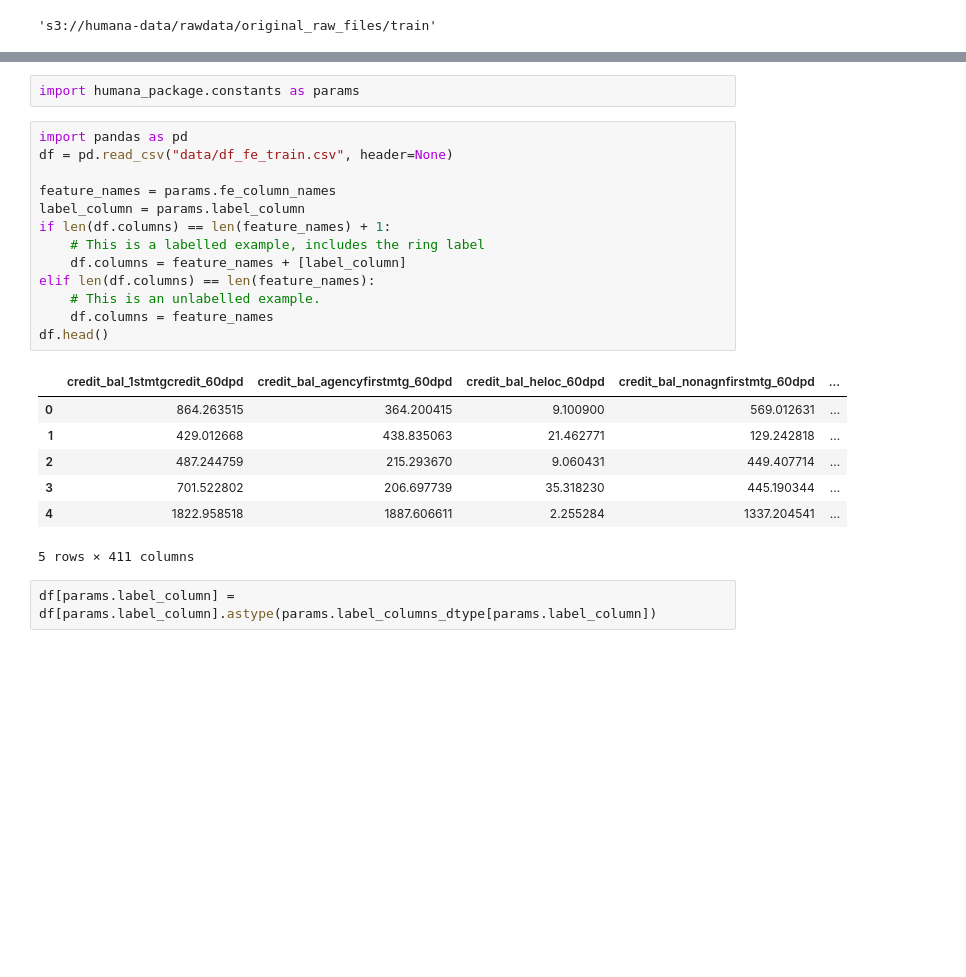
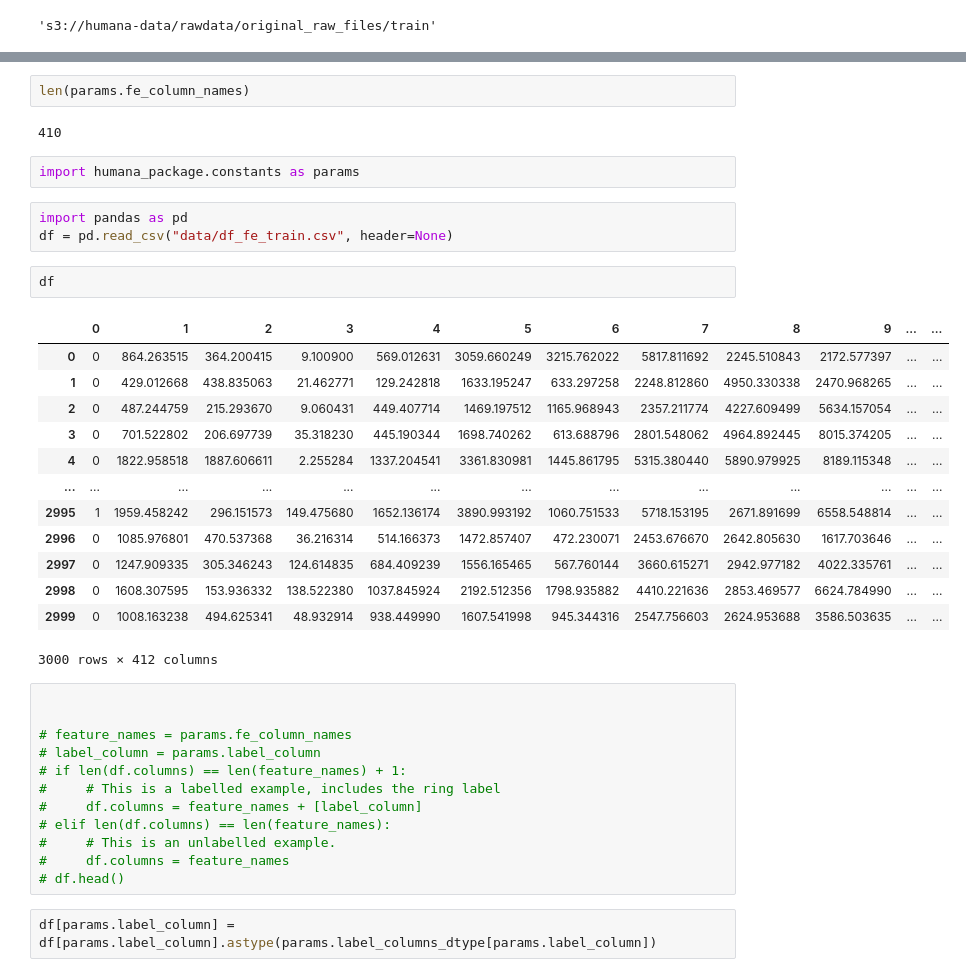
Before and after one commit to aditya-karampudi/Humana_Challenge, a Jupyter notebook: notebooks/Model_categories/Modeling/humana_script/humana_preprocessing_debugger.ipynb, the cells around one changed output, grey strips where cells are left out. Cells and saved outputs as stored; diff of their text form; blank space fills up the shorter version.

```diff
--- a/notebooks/Model_categories/Modeling/humana_script/humana_preprocessing_debugger.ipynb
+++ b/notebooks/Model_categories/Modeling/humana_script/humana_preprocessing_debugger.ipynb
@@ -30,27 +31,41 @@ Preprocessed train data
 Saved the files
+# %%
+len(params.fe_column_names)
+# %% [output]
+410
 # %%
 import humana_package.constants as params
+# %%
+import pandas as pd
+df = pd.read_csv("data/df_fe_train.csv", header=None)
+# %%
+df
+# %% [output]
+|  | 0 | 1 | 2 | 3 | 4 | 5 | 6 | 7 | 8 | 9 | ... | ... |
+| 0 | 0 | 864.263515 | 364.200415 | 9.100900 | 569.012631 | 3059.660249 | 3215.762022 | 5817.811692 | 2245.510843 | 2172.577397 | ... | ... |
+| 1 | 0 | 429.012668 | 438.835063 | 21.462771 | 129.242818 | 1633.195247 | 633.297258 | 2248.812860 | 4950.330338 | 2470.968265 | ... | ... |
+| 2 | 0 | 487.244759 | 215.293670 | 9.060431 | 449.407714 | 1469.197512 | 1165.968943 | 2357.211774 | 4227.609499 | 5634.157054 | ... | ... |
+| 3 | 0 | 701.522802 | 206.697739 | 35.318230 | 445.190344 | 1698.740262 | 613.688796 | 2801.548062 | 4964.892445 | 8015.374205 | ... | ... |
+| 4 | 0 | 1822.958518 | 1887.606611 | 2.255284 | 1337.204541 | 3361.830981 | 1445.861795 | 5315.380440 | 5890.979925 | 8189.115348 | ... | ... |
+| ... | ... | ... | ... | ... | ... | ... | ... | ... | ... | ... | ... | ... |
+| 2995 | 1 | 1959.458242 | 296.151573 | 149.475680 | 1652.136174 | 3890.993192 | 1060.751533 | 5718.153195 | 2671.891699 | 6558.548814 | ... | ... |
+| 2996 | 0 | 1085.976801 | 470.537368 | 36.216314 | 514.166373 | 1472.857407 | 472.230071 | 2453.676670 | 2642.805630 | 1617.703646 | ... | ... |
+| 2997 | 0 | 1247.909335 | 305.346243 | 124.614835 | 684.409239 | 1556.165465 | 567.760144 | 3660.615271 | 2942.977182 | 4022.335761 | ... | ... |
+| 2998 | 0 | 1608.307595 | 153.936332 | 138.522380 | 1037.845924 | 2192.512356 | 1798.935882 | 4410.221636 | 2853.469577 | 6624.784990 | ... | ... |
+| 2999 | 0 | 1008.163238 | 494.625341 | 48.932914 | 938.449990 | 1607.541998 | 945.344316 | 2547.756603 | 2624.953688 | 3586.503635 | ... | ... |
+3000 rows × 412 columns
 # %%
-import pandas as pd
-df = pd.read_csv("data/df_fe_train.csv", header=None)
 
-feature_names = params.fe_column_names
-label_column = params.label_column
-if len(df.columns) == len(feature_names) + 1:
-    # This is a labelled example, includes the ring label
-    df.columns = feature_names + [label_column]
-elif len(df.columns) == len(feature_names):
-    # This is an unlabelled example.
-    df.columns = feature_names
-df.head()
+
+# feature_names = params.fe_column_names
+# label_column = params.label_column
+# if len(df.columns) == len(feature_names) + 1:
+#     # This is a labelled example, includes the ring label
+#     df.columns = feature_names + [label_column]
+# elif len(df.columns) == len(feature_names):
+#     # This is an unlabelled example.
+#     df.columns = feature_names
+# df.head()
-# %% [output]
-|  | credit_bal_1stmtgcredit_60dpd | credit_bal_agencyfirstmtg_60dpd | credit_bal_heloc_60dpd | credit_bal_nonagnfirstmtg_60dpd | ... |
-| 0 | 864.263515 | 364.200415 | 9.100900 | 569.012631 | ... |
-| 1 | 429.012668 | 438.835063 | 21.462771 | 129.242818 | ... |
-| 2 | 487.244759 | 215.293670 | 9.060431 | 449.407714 | ... |
-| 3 | 701.522802 | 206.697739 | 35.318230 | 445.190344 | ... |
-| 4 | 1822.958518 | 1887.606611 | 2.255284 | 1337.204541 | ... |
-5 rows × 411 columns
 # %%
 df[params.label_column] = df[params.label_column].astype(params.label_columns_dtype[params.label_column])
 # %%
```
Also changed, not shown: parts of 1 cell of this notebook, 11 other files.
